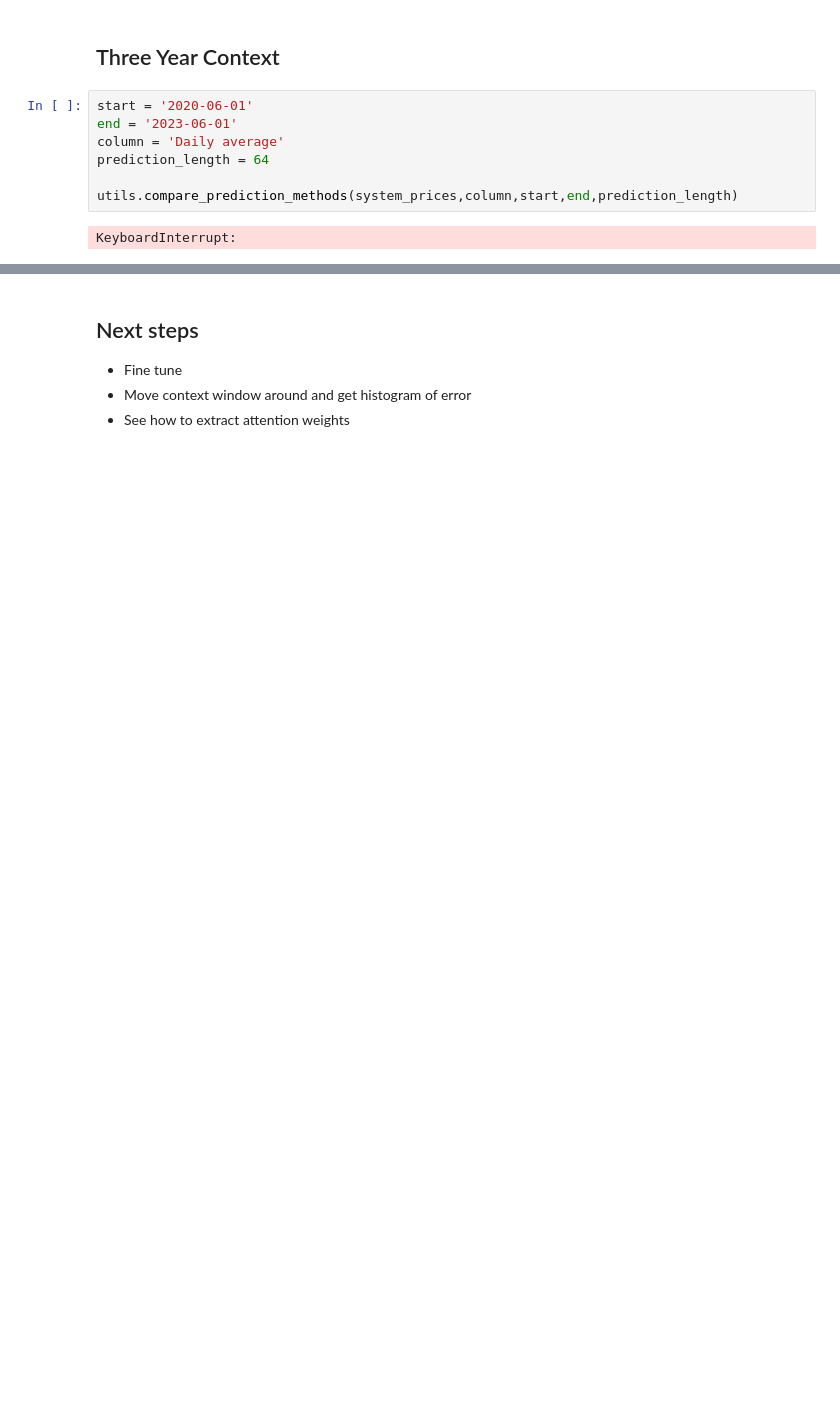
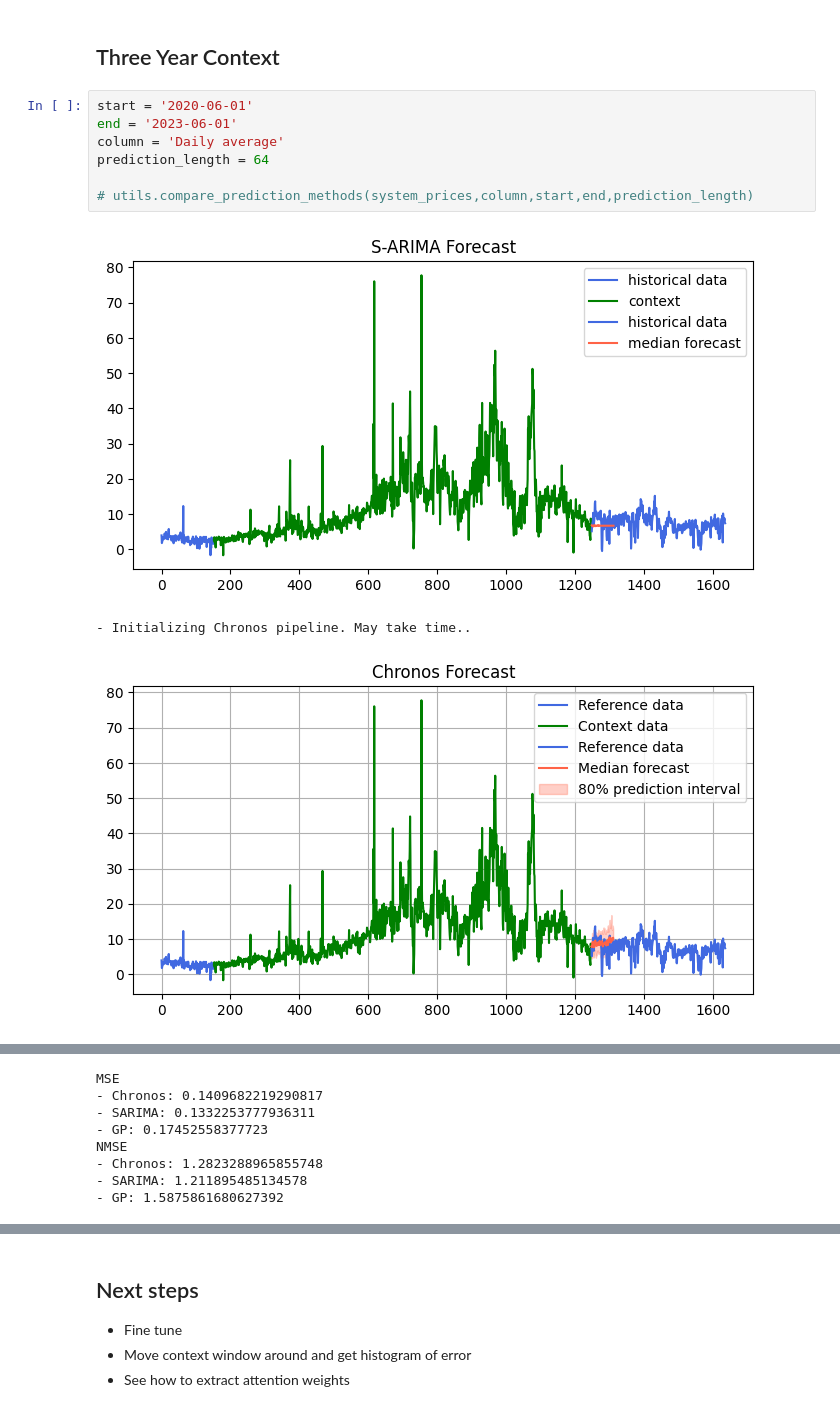
Before and after one commit to williamrodz/llm_for_ts_electricity_prices_forecasting, a Jupyter notebook: system_price.ipynb, the cells around one changed output, grey strips where cells are left out. Drawn from its saved outputs; the diff is of its cells as text; blank space fills up the shorter version.

```diff
--- a/system_price.ipynb
+++ b/system_price.ipynb
@@ -434,9 +479,11 @@ NMSE
 # %%
 start = '2020-06-01'
 end = '2023-06-01'
 column = 'Daily average'
 prediction_length = 64
 
-utils.compare_prediction_methods(system_prices,column,start,end,prediction_length)
+# utils.compare_prediction_methods(system_prices,column,start,end,prediction_length)
 # %% [output]
+[figure, added]
-KeyboardInterrupt:
+- Initializing Chronos pipeline. May take time..
+[figure, added]
@@ -442,0 +491,8 @@ KeyboardInterrupt:
+MSE
+- Chronos: 0.1409682219290817
+- SARIMA: 0.1332253777936311
+- GP: 0.17452558377723
+NMSE
+- Chronos: 1.2823288965855748
+- SARIMA: 1.211895485134578
+- GP: 1.5875861680627392
```
Also changed, not shown: parts of 11 cells of this notebook, 16 other files.
